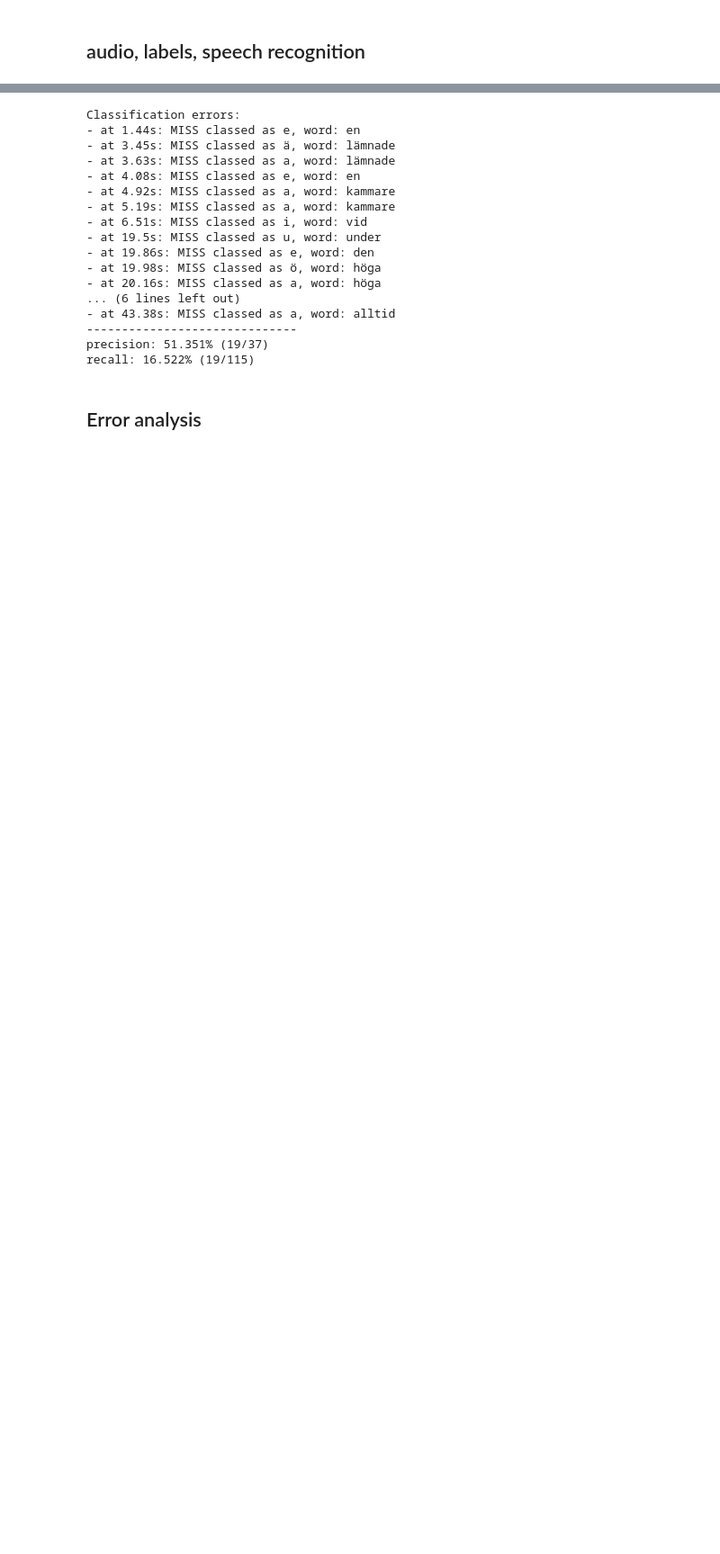
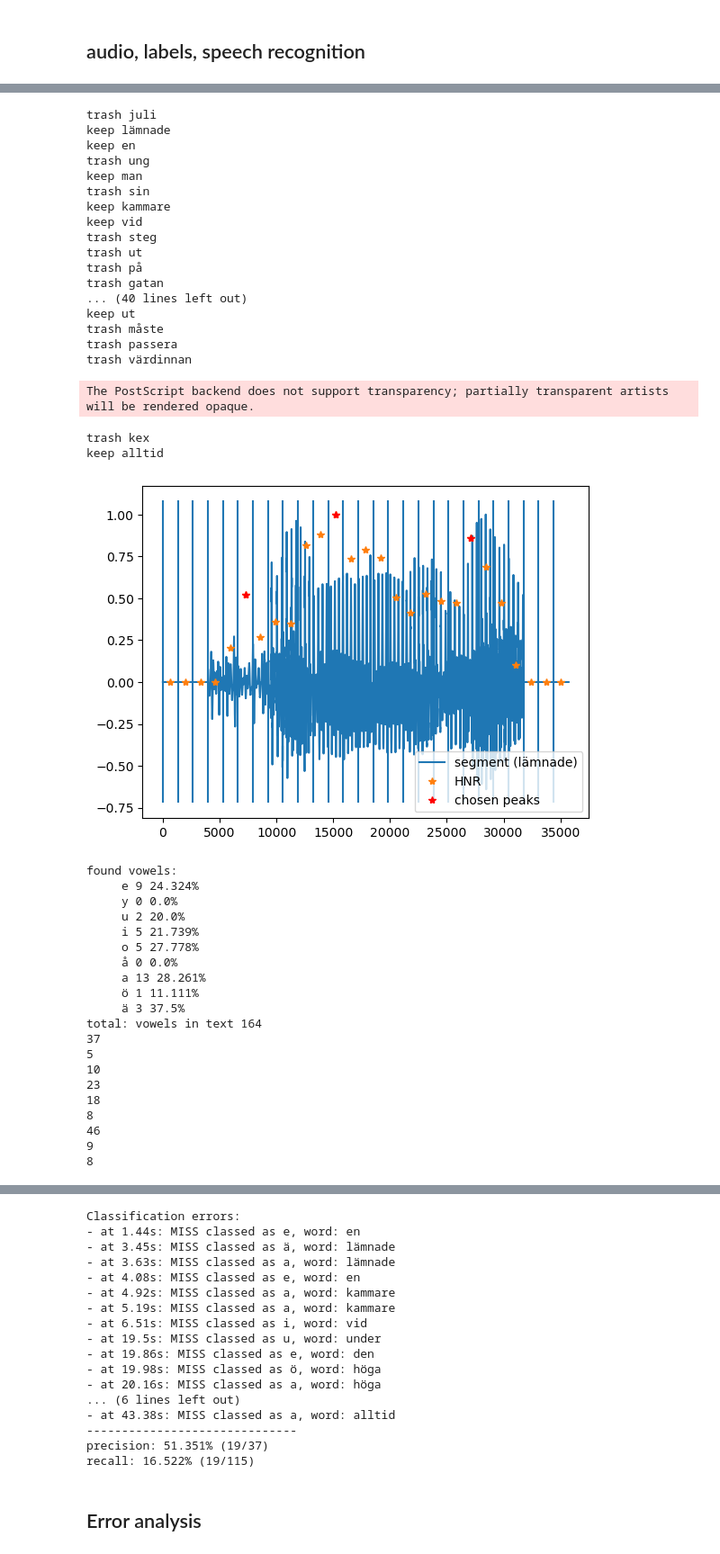
Before and after one commit to TobiasBjork/VowelProject, a Jupyter notebook: evaluation_labels.ipynb, the cells around one changed output, grey strips where cells are left out. Shown at 90% size. Saved outputs shown, nothing was run; the diff lists cells and outputs as text; code cells hidden in the pictures; blank space fills up the shorter version.

```diff
--- a/evaluation_labels.ipynb
+++ b/evaluation_labels.ipynb
@@ -77,5 +79,8 @@ i skymningen en mycket het dag i början av juli lämnade en ung man sin kammare
 # %%
 reload(tools)
+plt.style.use("dark_background")
+# plt.style.use("default")
+
 add_context = False
 fl = int(0.03 * Fs)
 grouped_frames = tools.extract_vowels(
@@ -86,7 +91,11 @@ grouped_frames = tools.extract_vowels(
     add_context=False,
     long_frame=True,
     zero_pad=True,
+    plot_word="lämnade",
+    print_info=True,
 )
+# plt.savefig("figures/exampleword_bad_light.eps", dpi=600)
+plt.show()
 
 vowels_in_text = {v: 0 for v in tools.VOWELS_SV}
 for c in tools.checkVowels(text, tools.VOWELS_SV):
@@ -129,0 +128,41 @@ total: vowels in text 164
+trash juli
+keep lämnade
+keep en
+trash ung
+keep man
+trash sin
+keep kammare
+keep vid
+trash steg
+trash ut
+trash på
+trash gatan
+... (40 lines left out)
+keep ut
+trash måste
+trash passera
+trash värdinnan
+The PostScript backend does not support transparency; partially transparent artists will be rendered opaque.
+trash kex
+keep alltid
+[figure, added]
+found vowels:
+     e 9 24.324%
+     y 0 0.0%
+     u 2 20.0%
+     i 5 21.739%
+     o 5 27.778%
+     å 0 0.0%
+     a 13 28.261%
+     ö 1 11.111%
+     ä 3 37.5%
+total: vowels in text 164
+37
+5
+10
+23
+18
+8
+46
+9
+8
```
Also changed, not shown: parts of 6 cells of this notebook, 8 other files.
